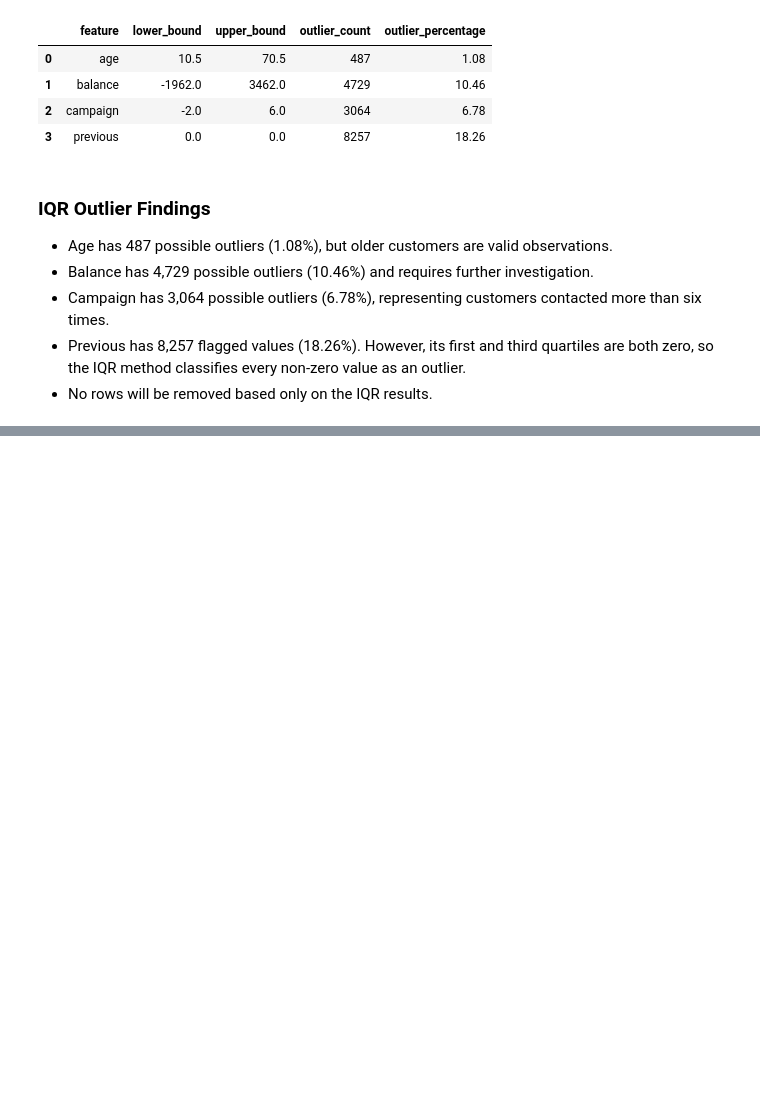
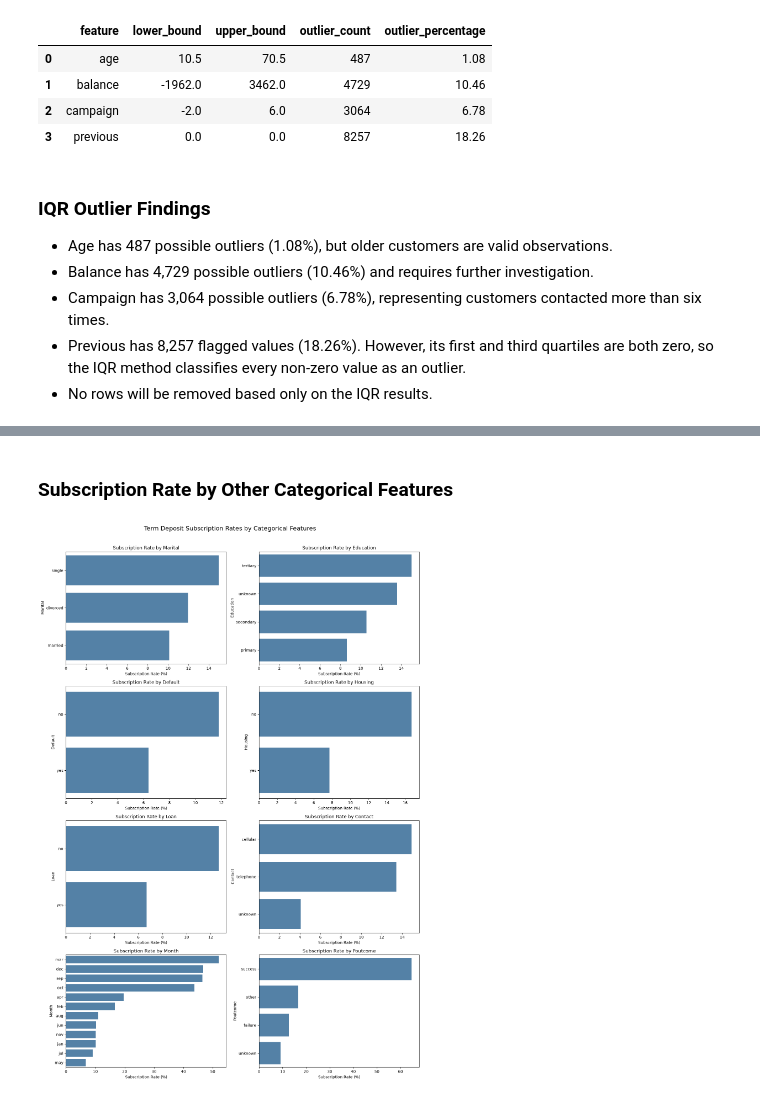
Before and after one commit to Abdikani94/Bank-Customer-Intelligence-System, a Jupyter notebook: notebooks/eda.ipynb, the cells around one changed output, grey strips where cells are left out. Drawn from its saved outputs; the diff is of its cells as text; code cells hidden in the pictures; blank space fills up the shorter version.

```diff
--- a/notebooks/eda.ipynb
+++ b/notebooks/eda.ipynb
@@ -277,0 +453,45 @@ outlier_summary_df
+# %% [markdown]
+### Subscription Rate by Other Categorical Features
+# %%
+remaining_categorical_columns = [
+    column
+    for column in categorical_feature_columns
+    if column != "job"
+]
+
+fig, axes = plt.subplots(4, 2, figsize=(14, 20))
+axes = axes.flatten()
+
+for index, column in enumerate(remaining_categorical_columns):
+    subscription_rate = (
+        pd.crosstab(
+            df[column],
+            df["y"],
+            normalize="index"
+        )["yes"]
+        .mul(100)
+        .sort_values(ascending=False)
+    )
+
+    sns.barplot(
+        x=subscription_rate.values,
+        y=subscription_rate.index,
+        ax=axes[index],
+        color="steelblue"
+    )
+
+    axes[index].set_title(
+        f"Subscription Rate by {column.capitalize()}"
+    )
+    axes[index].set_xlabel("Subscription Rate (%)")
+    axes[index].set_ylabel(column.capitalize())
+
+plt.suptitle(
+    "Term Deposit Subscription Rates by Categorical Features",
+    fontsize=16,
+    y=1.01
+)
+plt.tight_layout()
+plt.show()
+# %% [output]
+[figure, added]
```
Also changed, not shown: parts of 21 cells of this notebook.
